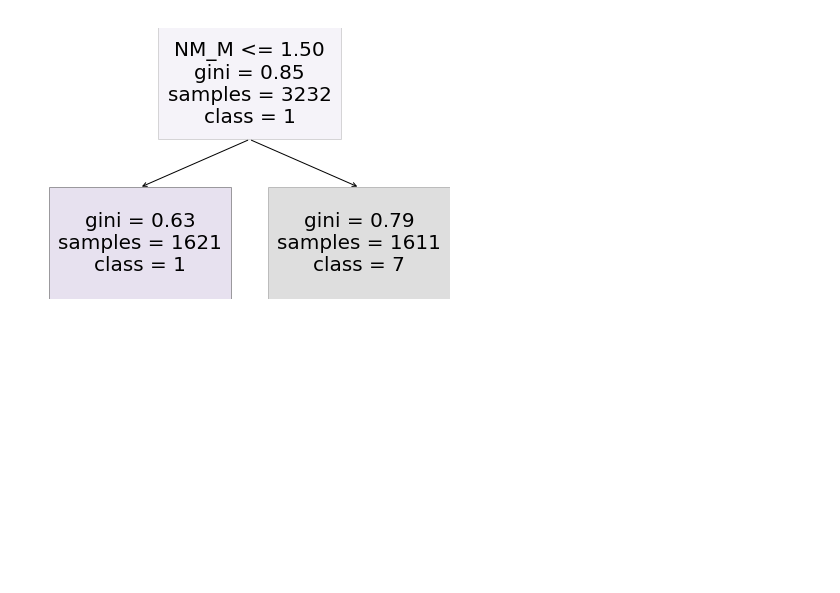
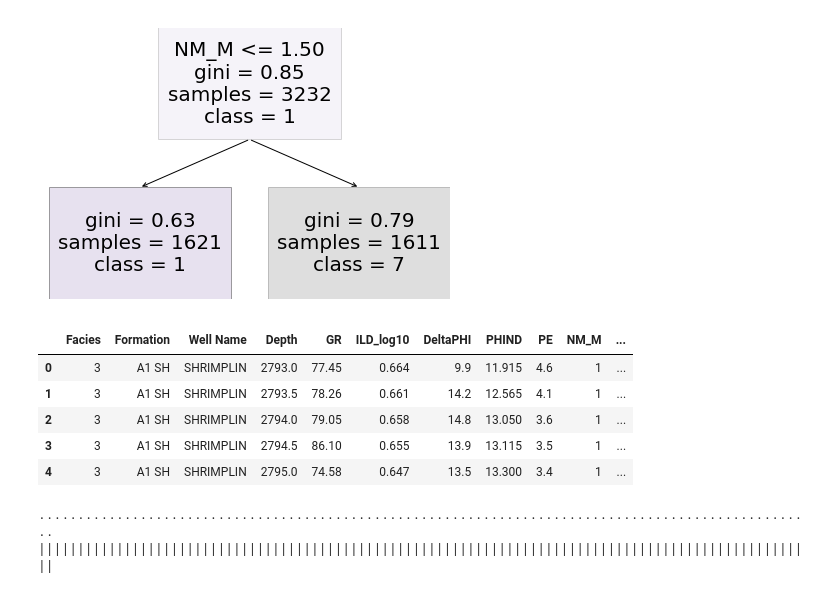
Before and after one commit to nshea3/SEG_Facies_Classification, a Jupyter notebook: welllogs_feature_engineering.ipynb, the cells around one changed output. Drawn from its saved outputs; the diff is of its cells as text; code cells hidden in the pictures; blank space fills up the shorter version.

```diff
--- a/welllogs_feature_engineering.ipynb
+++ b/welllogs_feature_engineering.ipynb
@@ -1,12 +1,13 @@
 # %%
 import pandas as pd
 import matplotlib.pyplot as plt
+import numpy as np
 
 %matplotlib inline
 
 well_log = pd.read_csv('data/training_data.csv')
 
-well_log['']
+well_log['logF/logphi'] = well_log['ILD_log10'] / np.log10(well_log['PHIND'])
 # %%
 import seaborn as sns
 
@@ -42,3 +43,12 @@ dtree = dtreeplt(
 fig = dtree.view()
 # %% [output]
 [figure]
+# %%
+well_log.head()
+# %% [output]
+|  | Facies | Formation | Well Name | Depth | GR | ILD_log10 | DeltaPHI | PHIND | PE | NM_M | ... |
+| 0 | 3 | A1 SH | SHRIMPLIN | 2793.0 | 77.45 | 0.664 | 9.9 | 11.915 | 4.6 | 1 | ... |
+| 1 | 3 | A1 SH | SHRIMPLIN | 2793.5 | 78.26 | 0.661 | 14.2 | 12.565 | 4.1 | 1 | ... |
+| 2 | 3 | A1 SH | SHRIMPLIN | 2794.0 | 79.05 | 0.658 | 14.8 | 13.050 | 3.6 | 1 | ... |
+| 3 | 3 | A1 SH | SHRIMPLIN | 2794.5 | 86.10 | 0.655 | 13.9 | 13.115 | 3.5 | 1 | ... |
+| 4 | 3 | A1 SH | SHRIMPLIN | 2795.0 | 74.58 | 0.647 | 13.5 | 13.300 | 3.4 | 1 | ... |
@@ -44,0 +67,29 @@ fig = dtree.view()
+# %%
+from sklearn.multiclass import OneVsOneClassifier
+from sklearn.ensemble import GradientBoostingClassifier
+
+print('.' * 100)
+y_pred = []
+for seed in range(100):
+    np.random.seed(seed)
+
+    clf = GradientBoostingClassifier(criterion='friedman_mse', init=None,
+              learning_rate=0.05, loss='deviance', max_depth=3,
+              max_features=None, max_leaf_nodes=None,
+              min_impurity_decrease=0.0, min_impurity_split=None,
+              min_samples_leaf=6, min_samples_split=4,
+              min_weight_fraction_leaf=0.0, n_estimators=250,
+              n_iter_no_change=None, presort='auto', random_state = seed,
+              subsample=0.4, tol=0.0001, validation_fraction=0.1,
+              verbose=0, warm_start=False)
+
+    clf.fit(X_train, y_train)
+    y_blind = clf.predict(X_blind)
+    #y_blind = medfilt(y_blind, kernel_size=5)
+    y_pred.append(y_blind)
+    print('|', end='')
+
+np.save('NS-Team_100_realizations.npy', y_pred)
+# %% [output]
+....................................................................................................
+||||||||||||||||||||||||||||||||||||||||||||||||||||||||||||||||||||||||||||||||||||||||||||||||||||
```
Also changed, not shown: parts of 6 cells of this notebook.
